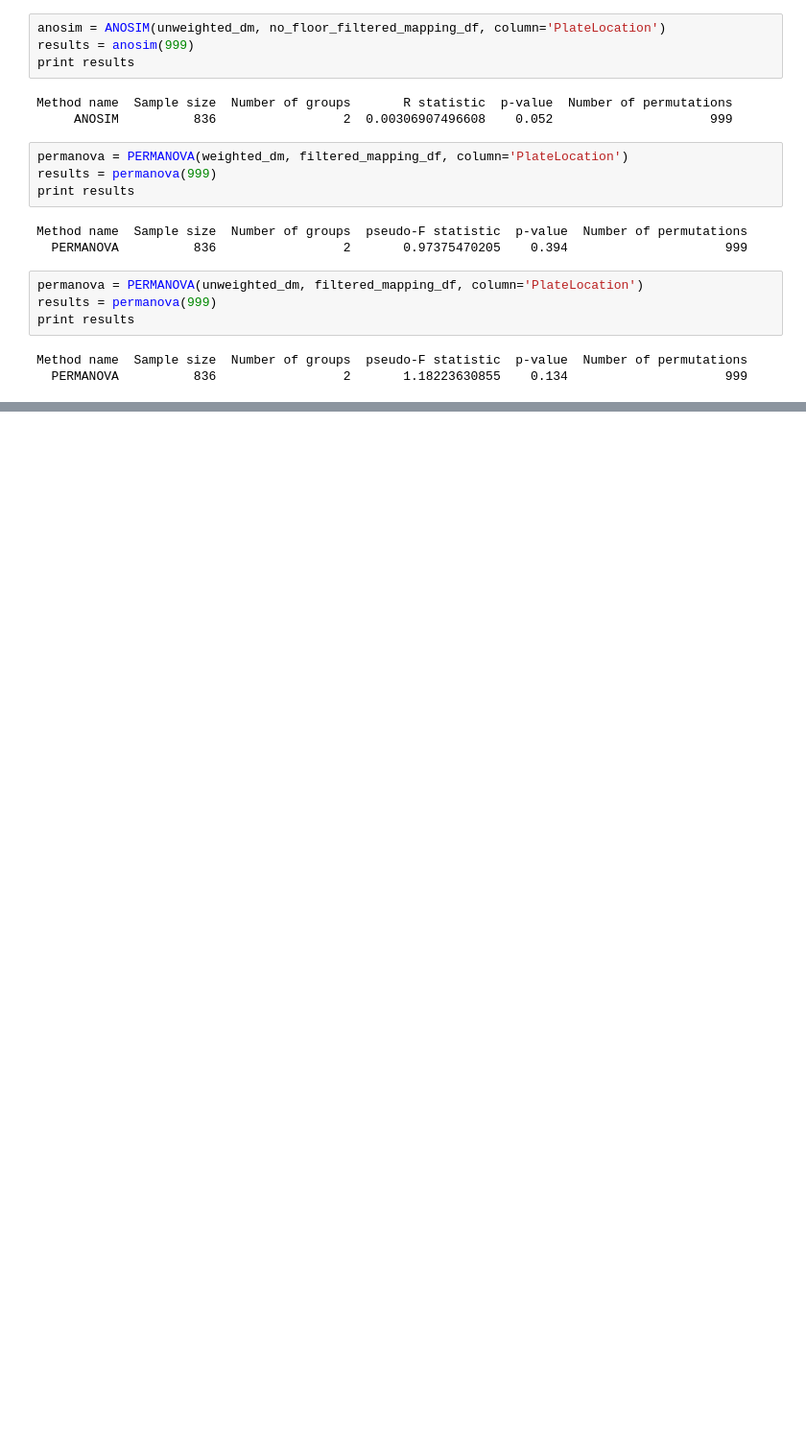
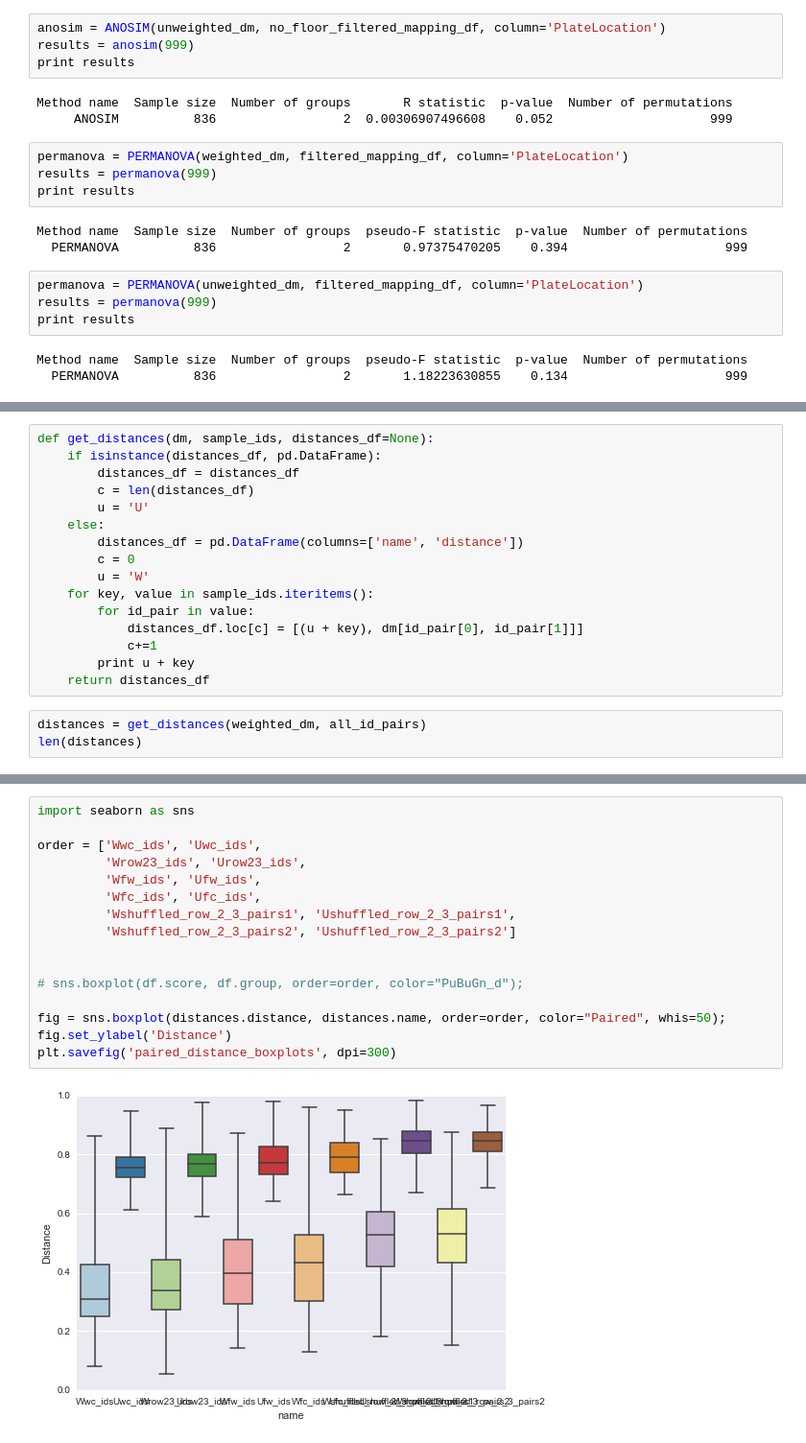
Before and after one commit to johnchase/thesis_analysis, a Jupyter notebook: row_2_3_comps/row_2_3_comps.ipynb, the cells around one changed output, grey strips where cells are left out. Shown: that part at 96% size. Cells and saved outputs as stored; diff of their text form; blank space fills up the shorter version.

```diff
--- a/row_2_3_comps/row_2_3_comps.ipynb
+++ b/row_2_3_comps/row_2_3_comps.ipynb
@@ -514,0 +503,19 @@ anosim(dat = as.dist(unifracnw454), grouping = samples454$Photobiont, strata = s
+# %%
+def get_distances(dm, sample_ids, distances_df=None):
+    if isinstance(distances_df, pd.DataFrame):
+        distances_df = distances_df
+        c = len(distances_df)
+        u = 'U'
+    else:
+        distances_df = pd.DataFrame(columns=['name', 'distance'])
+        c = 0
+        u = 'W'
+    for key, value in sample_ids.iteritems():
+        for id_pair in value:
+            distances_df.loc[c] = [(u + key), dm[id_pair[0], id_pair[1]]]
+            c+=1
+        print u + key
+    return distances_df
+# %%
+distances = get_distances(weighted_dm, all_id_pairs)
+len(distances)
@@ -514,0 +541,18 @@ anosim(dat = as.dist(unifracnw454), grouping = samples454$Photobiont, strata = s
+# %%
+import seaborn as sns
+
+order = ['Wwc_ids', 'Uwc_ids',
+         'Wrow23_ids', 'Urow23_ids',
+         'Wfw_ids', 'Ufw_ids',
+         'Wfc_ids', 'Ufc_ids',
+         'Wshuffled_row_2_3_pairs1', 'Ushuffled_row_2_3_pairs1',
+         'Wshuffled_row_2_3_pairs2', 'Ushuffled_row_2_3_pairs2']
+
+
+# sns.boxplot(df.score, df.group, order=order, color="PuBuGn_d");
+
+fig = sns.boxplot(distances.distance, distances.name, order=order, color="Paired", whis=50);
+fig.set_ylabel('Distance')
+plt.savefig('paired_distance_boxplots', dpi=300)
+# %% [output]
+[figure, added]
```
Also changed, not shown: parts of 18 cells of this notebook, 1 other file.
